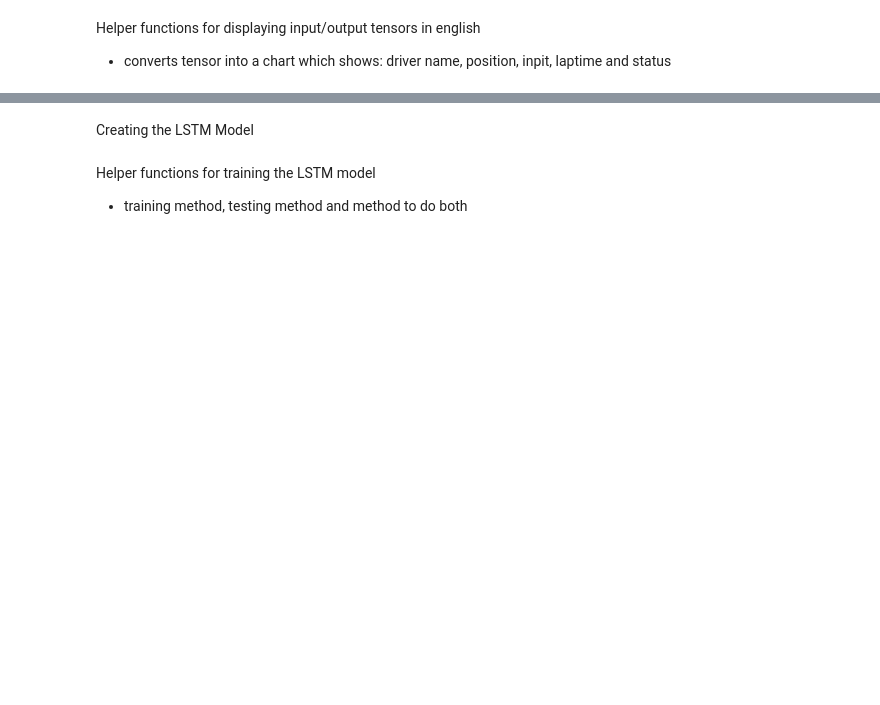
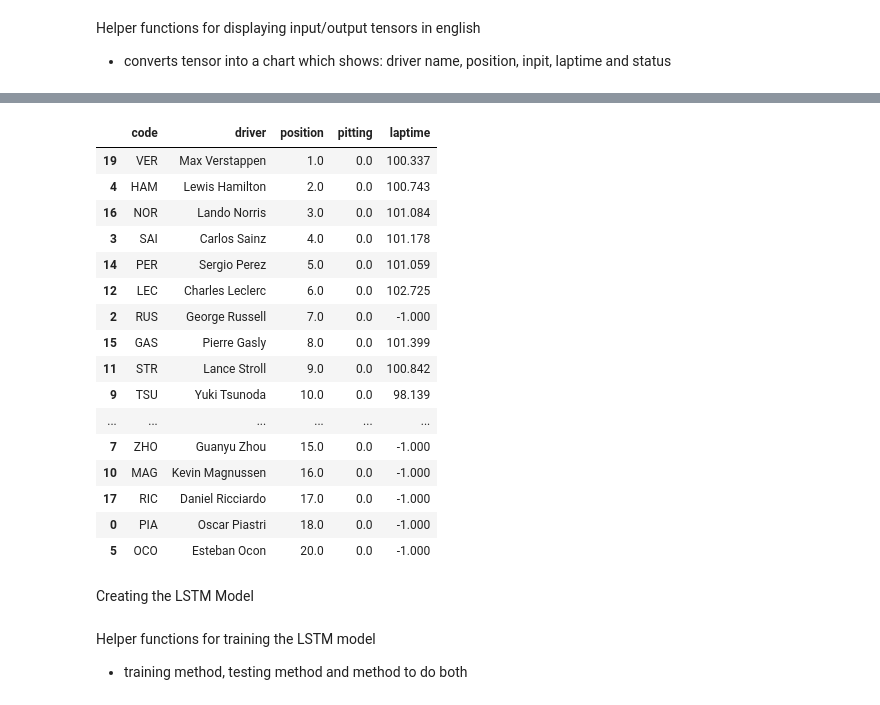
Before and after one commit to theebank/LapbyLap, a Jupyter notebook: RacePredictionTraining.ipynb, the cells around one changed output, grey strips where cells are left out. Drawn from its saved outputs; the diff is of its cells as text; code cells hidden in the pictures; blank space fills up the shorter version.

Commit message:
Position Display per lap v2

```diff
--- a/RacePredictionTraining.ipynb
+++ b/RacePredictionTraining.ipynb
@@ -333,9 +333,9 @@ class RaceDataSet(torch.utils.data.Dataset):
         for j in range(i+1):
             cur = torch.tensor(self.currentrace.iloc[j].values,dtype=torch.float64)
             cur[cur != cur] = 0
-            for k in range(0,100,5):
+            for k in range(1,101,5):
                 cur[k] =cur[k]/100
-                cur[k+4] = cur[k+4]/10
+                cur[k+4] = cur[k+4]/100
             if j==0:
                 cur_ret = cur.clone()
             elif j==1:
@@ -459,0 +376,32 @@ ds[1]
+# %%
+def pos_df(lap_in, out):
+    _df = []
+    _lap = lap_in.detach().clone()
+    _o = out.detach().clone()
+    print(_lap)
+    for i in range(1, 101, 5):
+        _lap[i] = _lap[i] * 100
+        _lap[i+4] = _lap[i+4] * 100
+    # for i in range(1, 61, 3):
+        # _o[i+2] = _o[i+2] *10
+    _name, _loc, _country = circuit_info(int(_lap[0].item()))
+    j = 1
+    for i in range(1, 101, 5):
+        _num, _code, _fn, _ln, _ = driver_info(int(_lap[i].item()))
+        _time = _o[j+2].item()
+        _pos = _o[j].item()
+        _pitting = _o[j+1].item()*10
+        _df.append({
+            'code': f'{_code}',
+            'driver': f'{_fn} {_ln}',
+            'position': _pos,
+            'pitting': _pitting,
+            'laptime': _time
+        })
+        j += 3
+    df = pd.DataFrame(_df)
+    df = df.sort_values(by=['position', 'laptime'])
+    return _name, _loc, _country, df
+# %%
+lap_num = 55
+_, _, _, df = pos_df(ds[lap_num][0][0], ds[lap_num][1][0])
@@ -460,3 +426,23 @@ ds[1]
+# %%
+df
+# %% [output]
+|  | code | driver | position | pitting | laptime |
+| 19 | VER | Max Verstappen | 1.0 | 0.0 | 100.337 |
+| 4 | HAM | Lewis Hamilton | 2.0 | 0.0 | 100.743 |
+| 16 | NOR | Lando Norris | 3.0 | 0.0 | 101.084 |
+| 3 | SAI | Carlos Sainz | 4.0 | 0.0 | 101.178 |
+| 14 | PER | Sergio Perez | 5.0 | 0.0 | 101.059 |
+| 12 | LEC | Charles Leclerc | 6.0 | 0.0 | 102.725 |
+| 2 | RUS | George Russell | 7.0 | 0.0 | -1.000 |
+| 15 | GAS | Pierre Gasly | 8.0 | 0.0 | 101.399 |
+| 11 | STR | Lance Stroll | 9.0 | 0.0 | 100.842 |
+| 9 | TSU | Yuki Tsunoda | 10.0 | 0.0 | 98.139 |
+| ... | ... | ... | ... | ... | ... |
+| 7 | ZHO | Guanyu Zhou | 15.0 | 0.0 | -1.000 |
+| 10 | MAG | Kevin Magnussen | 16.0 | 0.0 | -1.000 |
+| 17 | RIC | Daniel Ricciardo | 17.0 | 0.0 | -1.000 |
+| 0 | PIA | Oscar Piastri | 18.0 | 0.0 | -1.000 |
+| 5 | OCO | Esteban Ocon | 20.0 | 0.0 | -1.000 |
 # %% [markdown]
 Creating the LSTM Model
 # %%
```
Also changed, not shown: parts of 6 cells of this notebook.
